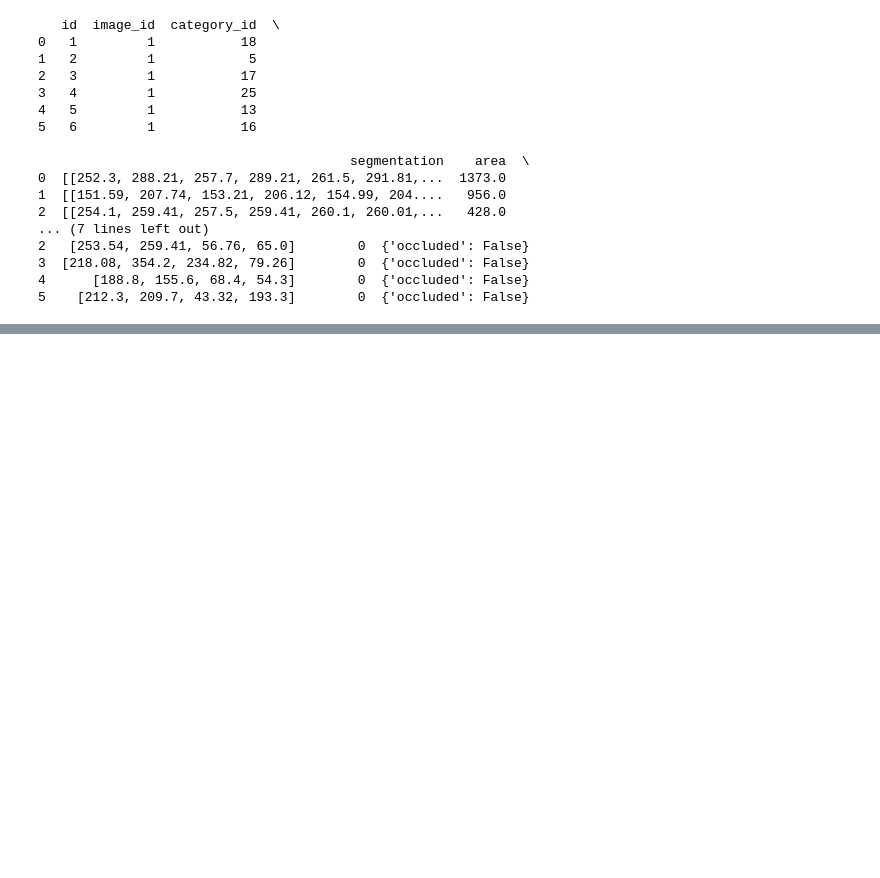
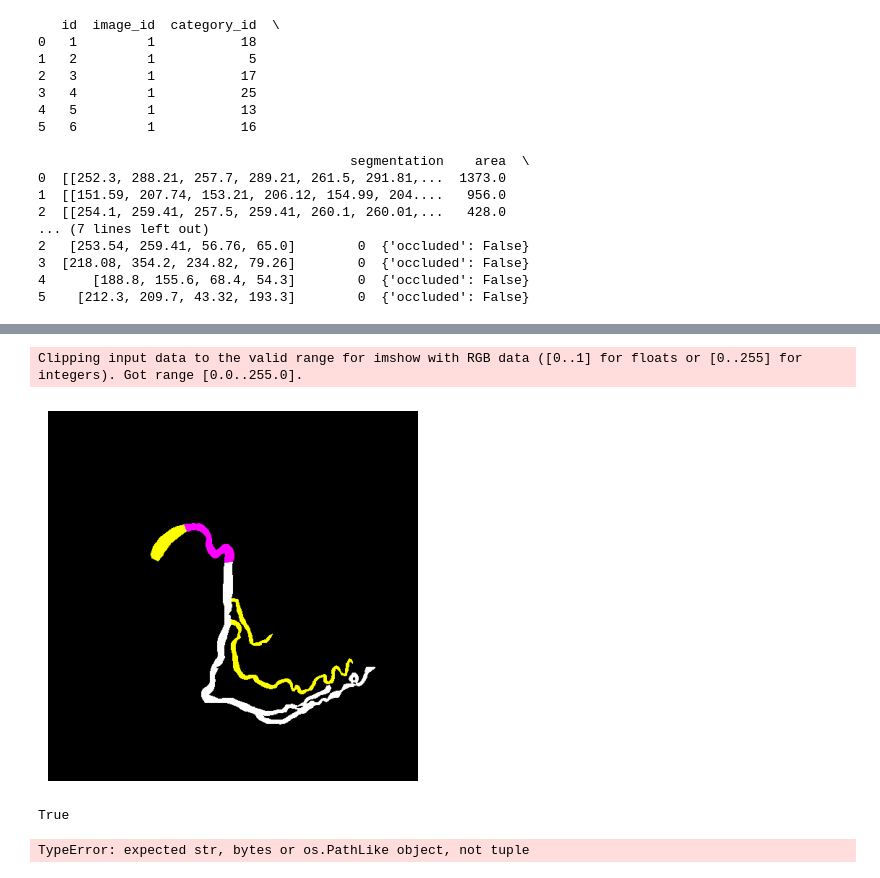
Before and after one commit to VukIG/Segmetacija-Koronarnih-Arterija, a Jupyter notebook: vessel_branch_classification.ipynb, the cells around one changed output, grey strips where cells are left out. Drawn from its saved outputs; the diff is of its cells as text; code cells hidden in the pictures; blank space fills up the shorter version.

```diff
--- a/vessel_branch_classification.ipynb
+++ b/vessel_branch_classification.ipynb
@@ -180,0 +194,12 @@ List of verticies
+# %%
+import matplotlib.pyplot as plt
+
+plt.imshow(masked_image)
+
+plt.axis('off')  # optional
+plt.show()
+cv2.imwrite("prvaSlika.png",masked_image)
+# %% [output]
+Clipping input data to the valid range for imshow with RGB data ([0..1] for floats or [0..255] for integers). Got range [0.0..255.0].
+[figure, added]
+True
@@ -180,0 +228,22 @@ List of verticies
+# %%
+syntax_folder = r"C:\Users\Royal_Tech\Documents\BIOIRC\arcade\syntax"
+
+for subfolder in os.listdir(syntax_folder):
+    subfolder_path = os.path.join(syntax_folder, subfolder)
+    dest_dir = os.path.join(subfolder_path, "multi_class_mask")
+    images_dir = os.path.join(subfolder_path, "images")
+    annotationJSON = os.path.join(subfolder_path,"annotations","annotations.json")
+    os.makedirs(dest_dir, exist_ok=True)
+
+    with open(annotationJSON, "r") as f:
+        data = json.load(f)
+
+    cat_df = pd.DataFrame(data["categories"])
+    cat_df["color"] = cat_df["name"].map(name_to_color)
+    annon_df = pd.DataFrame(data["annotations"])
+
+    for filename in os.listdir(images_dir):
+        image_id = int(os.path.splitext(filename)[0])
+        generate_mask(image_id,dest_dir,annon_df, cat_df)
+# %% [output]
+TypeError: expected str, bytes or os.PathLike object, not tuple
```
Also changed, not shown: parts of 5 cells of this notebook.
